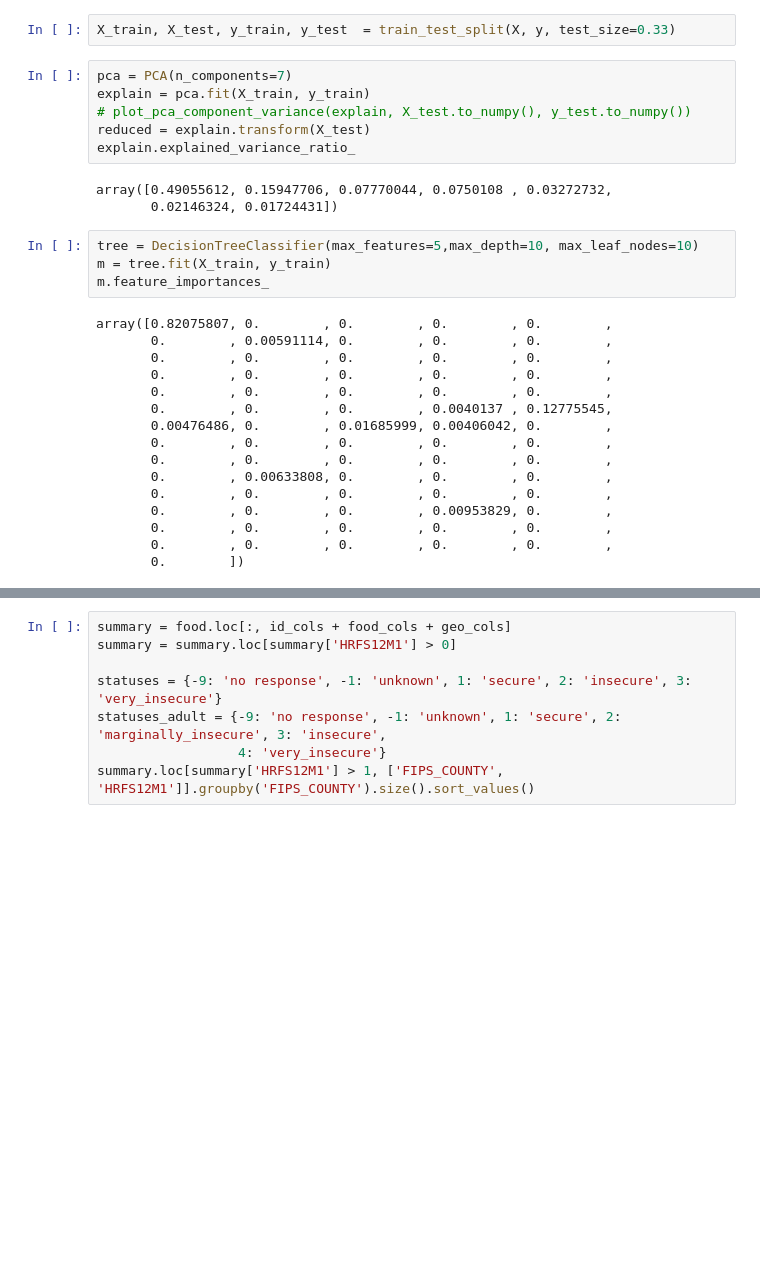
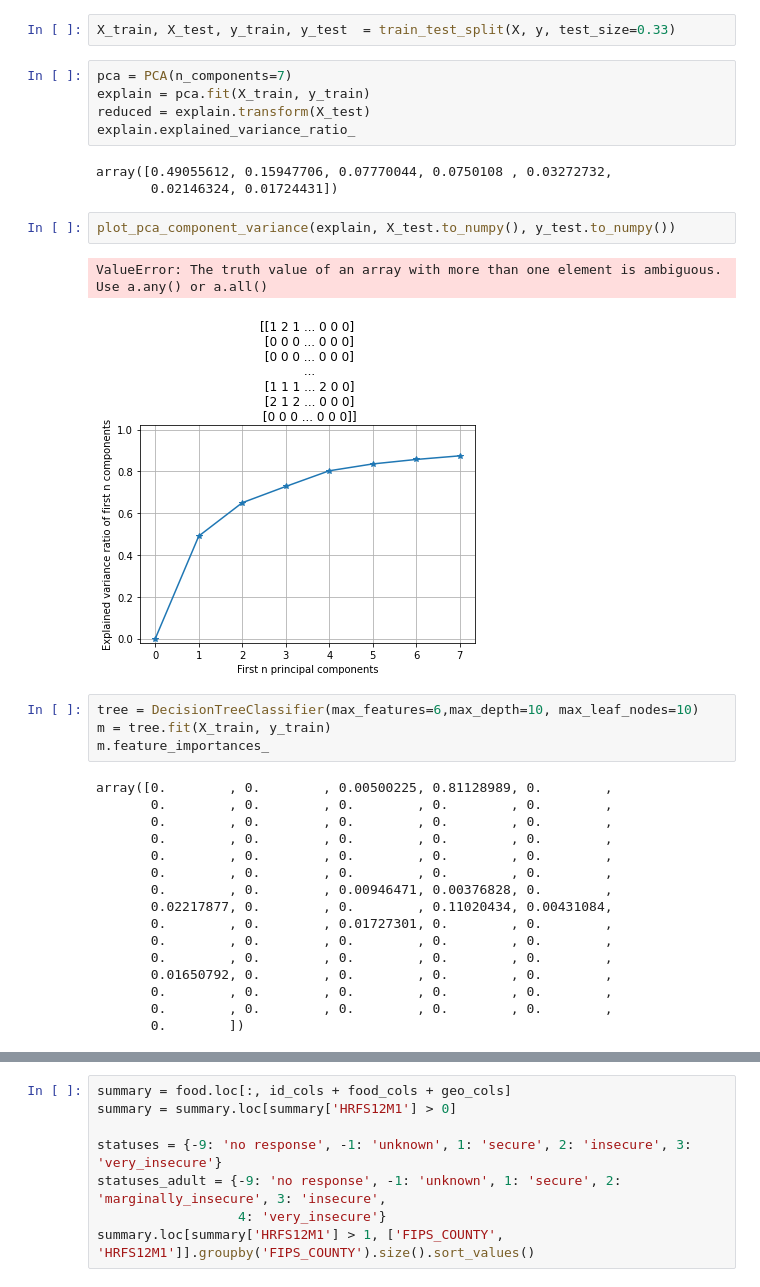
Before and after one commit to cgnik/school-datascience, a Jupyter notebook: food-census.ipynb, the cells around one changed output, grey strips where cells are left out. Saved outputs shown, nothing was run; the diff lists cells and outputs as text; blank space fills up the shorter version.

Commit message:
tweaked decision trees and plots

```diff
--- a/food-census.ipynb
+++ b/food-census.ipynb
@@ -127,29 +128,33 @@ X_train, X_test, y_train, y_test  = train_test_split(X, y, test_size=0.33)
 # %%
 pca = PCA(n_components=7)
 explain = pca.fit(X_train, y_train)
-# plot_pca_component_variance(explain, X_test.to_numpy(), y_test.to_numpy())
 reduced = explain.transform(X_test)
 explain.explained_variance_ratio_
 # %% [output]
 array([0.49055612, 0.15947706, 0.07770044, 0.0750108 , 0.03272732,
        0.02146324, 0.01724431])
+# %%
+plot_pca_component_variance(explain, X_test.to_numpy(), y_test.to_numpy())
+# %% [output]
+ValueError: The truth value of an array with more than one element is ambiguous. Use a.any() or a.all()
+[figure, added]
 # %%
-tree = DecisionTreeClassifier(max_features=5,max_depth=10, max_leaf_nodes=10)
+tree = DecisionTreeClassifier(max_features=6,max_depth=10, max_leaf_nodes=10)
 m = tree.fit(X_train, y_train)
 m.feature_importances_
 # %% [output]
-array([0.82075807, 0.        , 0.        , 0.        , 0.        ,
-       0.        , 0.00591114, 0.        , 0.        , 0.        ,
+array([0.        , 0.        , 0.00500225, 0.81128989, 0.        ,
        0.        , 0.        , 0.        , 0.        , 0.        ,
        0.        , 0.        , 0.        , 0.        , 0.        ,
        0.        , 0.        , 0.        , 0.        , 0.        ,
-       0.        , 0.        , 0.        , 0.0040137 , 0.12775545,
-       0.00476486, 0.        , 0.01685999, 0.00406042, 0.        ,
        0.        , 0.        , 0.        , 0.        , 0.        ,
        0.        , 0.        , 0.        , 0.        , 0.        ,
-       0.        , 0.00633808, 0.        , 0.        , 0.        ,
+       0.        , 0.        , 0.00946471, 0.00376828, 0.        ,
+       0.02217877, 0.        , 0.        , 0.11020434, 0.00431084,
+       0.        , 0.        , 0.01727301, 0.        , 0.        ,
        0.        , 0.        , 0.        , 0.        , 0.        ,
-       0.        , 0.        , 0.        , 0.00953829, 0.        ,
+       0.        , 0.        , 0.        , 0.        , 0.        ,
+       0.01650792, 0.        , 0.        , 0.        , 0.        ,
        0.        , 0.        , 0.        , 0.        , 0.        ,
        0.        , 0.        , 0.        , 0.        , 0.        ,
        0.        ])
```
Also changed, not shown: parts of 3 cells of this notebook.
